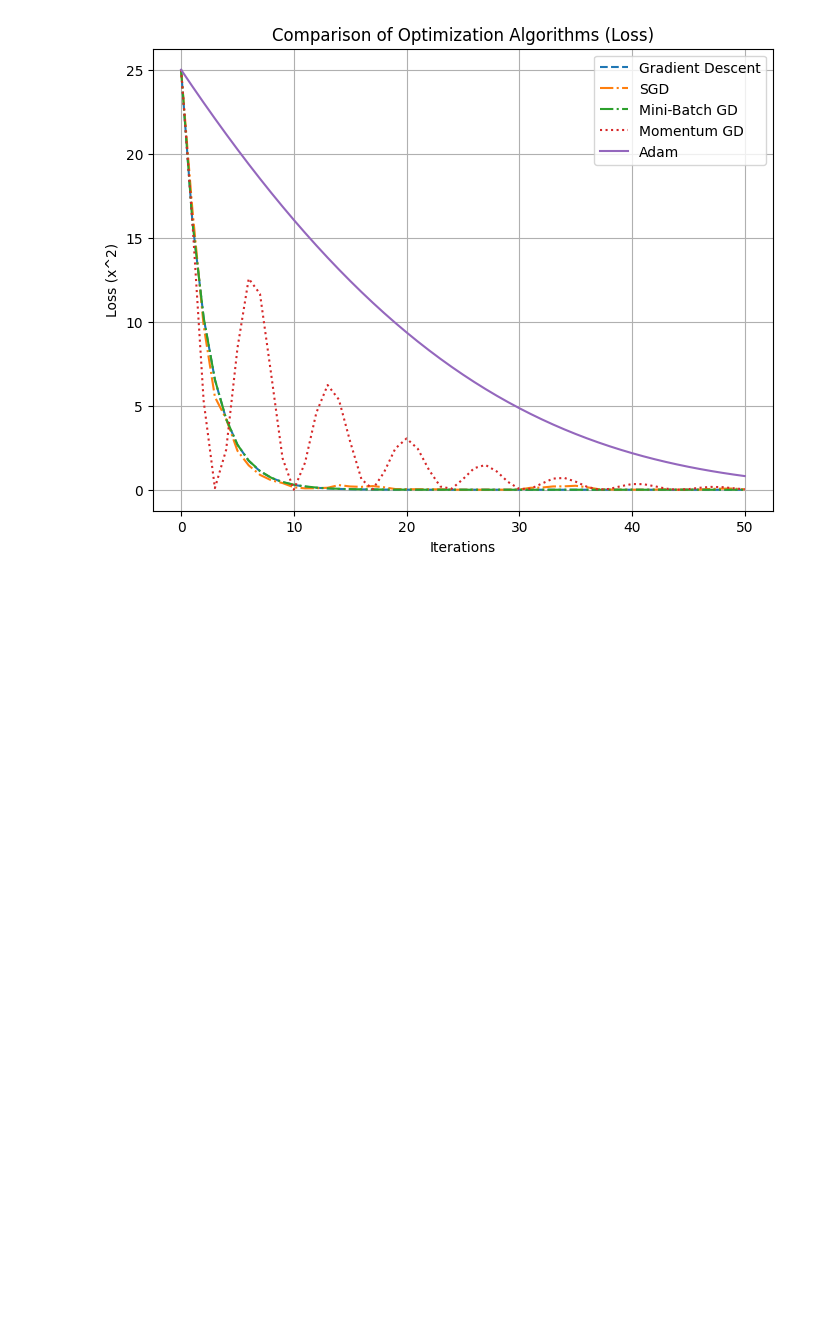
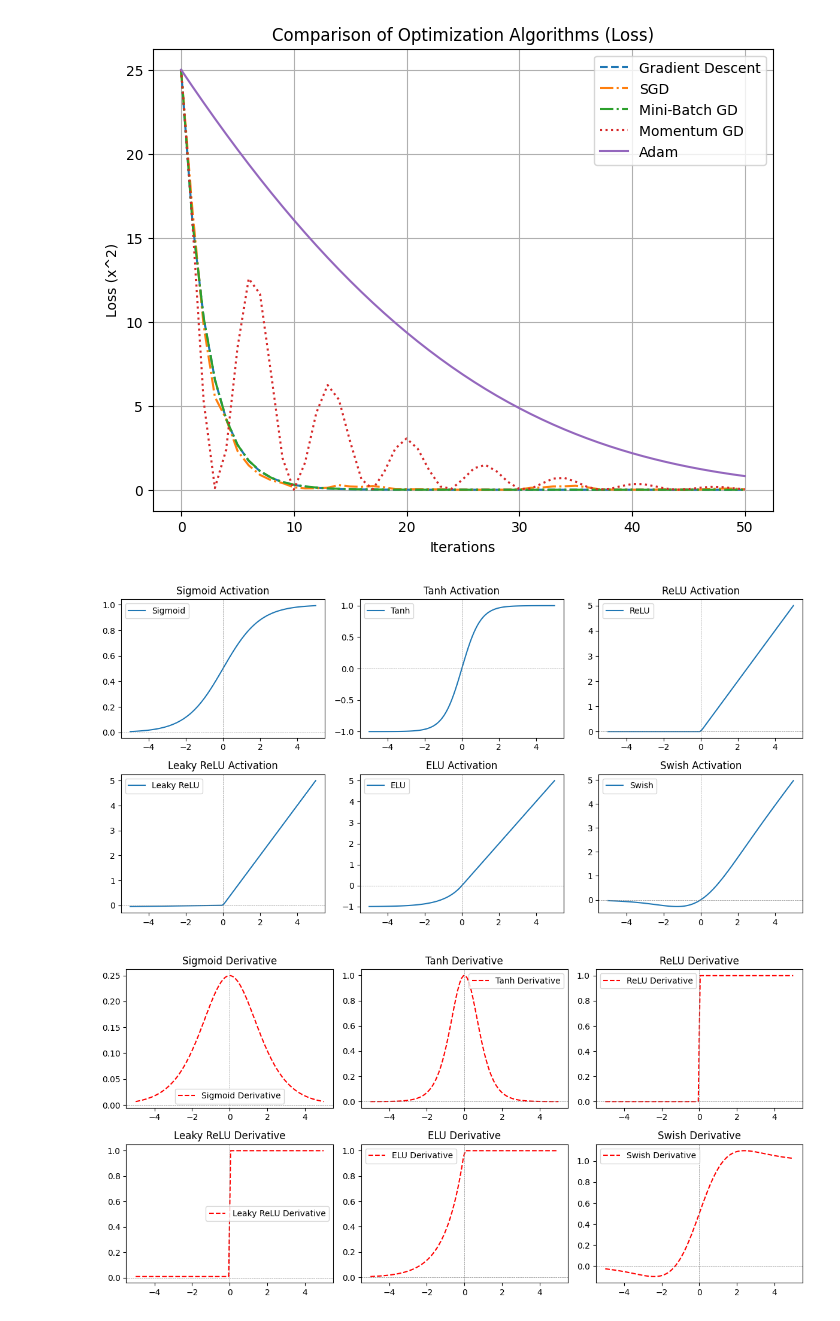
Before and after one commit to DivyaMeenaSundaram/Deep_Learning_Lab, a Jupyter notebook: Basics 1.ipynb, the cells around one changed output. Cells and saved outputs as stored; diff of their text form; code cells hidden in the pictures; blank space fills up the shorter version.

```diff
--- a/Basics 1.ipynb
+++ b/Basics 1.ipynb
@@ -658,3 +658,83 @@ plt.show()
 # %% [output]
 [figure]
 [figure]
+# %%
+import numpy as np
+import matplotlib.pyplot as plt
+
+# Define activation functions
+def sigmoid(x):
+    return 1 / (1 + np.exp(-x))
+
+def sigmoid_derivative(x):
+    return sigmoid(x) * (1 - sigmoid(x))
+
+def tanh(x):
+    return np.tanh(x)
+
+def tanh_derivative(x):
+    return 1 - np.tanh(x)**2
+
+def relu(x):
+    return np.maximum(0, x)
+
+def relu_derivative(x):
+    return np.where(x > 0, 1, 0)
+
+def leaky_relu(x, alpha=0.01):
+    return np.where(x > 0, x, alpha * x)
+
+def leaky_relu_derivative(x, alpha=0.01):
+    return np.where(x > 0, 1, alpha)
+
+def elu(x, alpha=1.0):
+    return np.where(x > 0, x, alpha * (np.exp(x) - 1))
+
+def elu_derivative(x, alpha=1.0):
+    return np.where(x > 0, 1, elu(x, alpha) + alpha)
+
+def swish(x):
+    return x * sigmoid(x)
+
+def swish_derivative(x):
+    return swish(x) + sigmoid(x) * (1 - swish(x))
+
+# Generate x values
+x = np.linspace(-5, 5, 100)
+
+# Compute activations and derivatives
+activations = {
+    "Sigmoid": (sigmoid(x), sigmoid_derivative(x)),
+    "Tanh": (tanh(x), tanh_derivative(x)),
+    "ReLU": (relu(x), relu_derivative(x)),
+    "Leaky ReLU": (leaky_relu(x), leaky_relu_derivative(x)),
+    "ELU": (elu(x), elu_derivative(x)),
+    "Swish": (swish(x), swish_derivative(x))
+}
+
+# Plot activation functions
+plt.figure(figsize=(12, 6))
+for i, (name, (act, deriv)) in enumerate(activations.items()):
+    plt.subplot(2, 3, i + 1)
+    plt.plot(x, act, label=f"{name}")
+    plt.title(f"{name} Activation")
+    plt.axhline(0, color="gray", linestyle="--", linewidth=0.5)
+    plt.axvline(0, color="gray", linestyle="--", linewidth=0.5)
+    plt.legend()
+plt.tight_layout()
+plt.show()
+
+# Plot derivatives
+plt.figure(figsize=(12, 6))
+for i, (name, (act, deriv)) in enumerate(activations.items()):
+    plt.subplot(2, 3, i + 1)
+    plt.plot(x, deriv, label=f"{name} Derivative", linestyle="dashed", color="red")
+    plt.title(f"{name} Derivative")
+    plt.axhline(0, color="gray", linestyle="--", linewidth=0.5)
+    plt.axvline(0, color="gray", linestyle="--", linewidth=0.5)
+    plt.legend()
+plt.tight_layout()
+plt.show()
+# %% [output]
+[figure, added]
+[figure, added]
```
Also changed, not shown: parts of 1 cell of this notebook.
